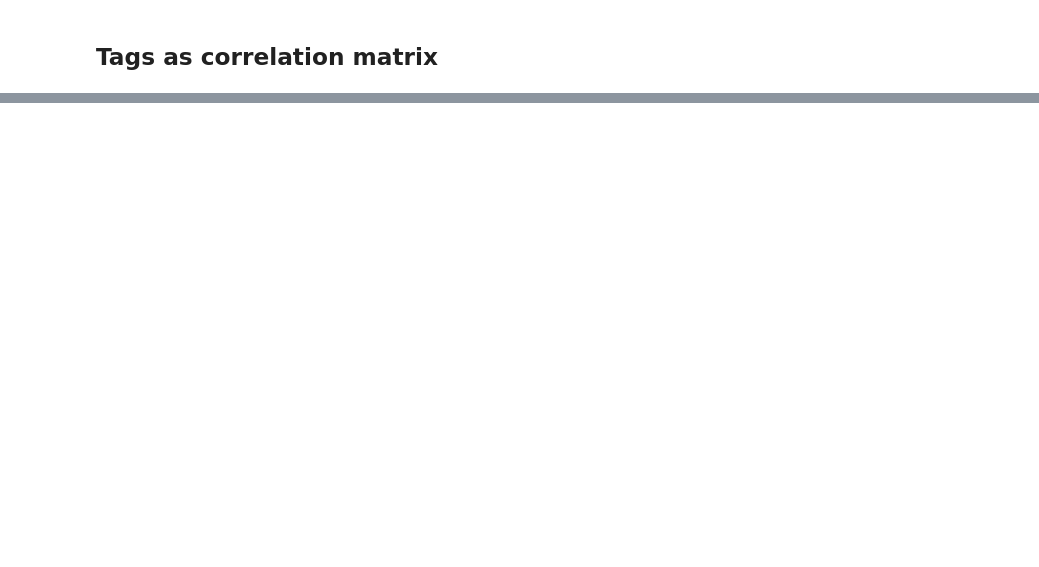
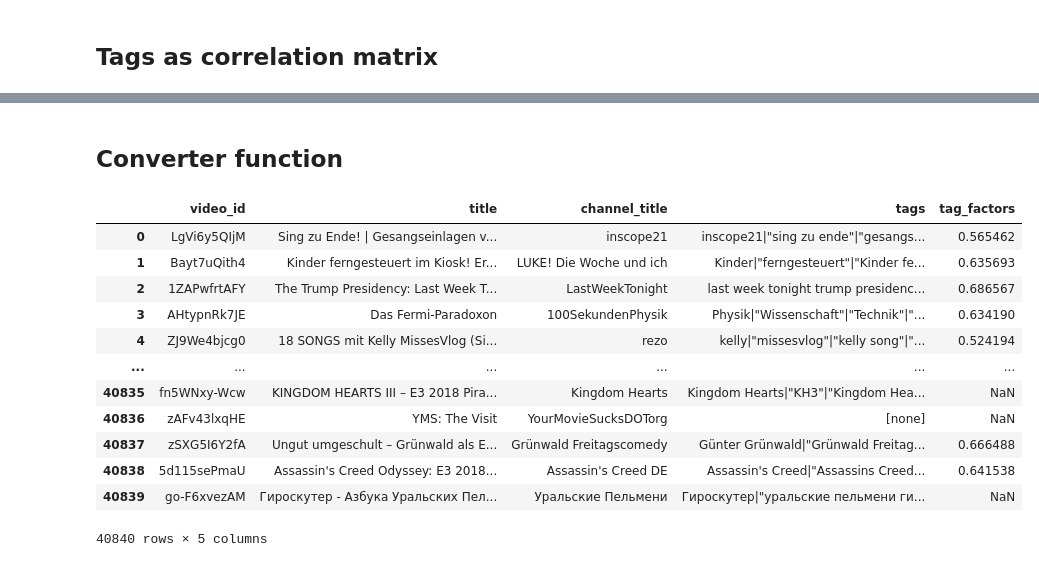
Before and after one commit to StephanHagge/data-mining, a Jupyter notebook: notebooks/tags.ipynb, the cells around one changed output, grey strips where cells are left out. Saved outputs shown, nothing was run; the diff lists cells and outputs as text; code cells hidden in the pictures; blank space fills up the shorter version.

```diff
--- a/notebooks/tags.ipynb
+++ b/notebooks/tags.ipynb
@@ -141,0 +317,20 @@ sns.heatmap(tags_freq, cmap = "Blues")
+# %% [markdown]
+## Converter function
+# %%
+def calculate_tag_factor(tag_string, tag_data):
+    tag_list = pd.Series(list(set(map(lambda x: x.strip('\"').lower(), tag_string.split('|')))))
+    return tag_list.apply(lambda tag: tag_data['factor'].get(tag, np.nan)).mean(skipna=True)
+# %% [output]
+|  | video_id | title | channel_title | tags | tag_factors |
+| 0 | LgVi6y5QIjM | Sing zu Ende! | Gesangseinlagen v... | inscope21 | inscope21|"sing zu ende"|"gesangs... | 0.565462 |
+| 1 | Bayt7uQith4 | Kinder ferngesteuert im Kiosk! Er... | LUKE! Die Woche und ich | Kinder|"ferngesteuert"|"Kinder fe... | 0.635693 |
+| 2 | 1ZAPwfrtAFY | The Trump Presidency: Last Week T... | LastWeekTonight | last week tonight trump presidenc... | 0.686567 |
+| 3 | AHtypnRk7JE | Das Fermi-Paradoxon | 100SekundenPhysik | Physik|"Wissenschaft"|"Technik"|"... | 0.634190 |
+| 4 | ZJ9We4bjcg0 | 18 SONGS mit Kelly MissesVlog (Si... | rezo | kelly|"missesvlog"|"kelly song"|"... | 0.524194 |
+| ... | ... | ... | ... | ... | ... |
+| 40835 | fn5WNxy-Wcw | KINGDOM HEARTS III – E3 2018 Pira... | Kingdom Hearts | Kingdom Hearts|"KH3"|"Kingdom Hea... | NaN |
+| 40836 | zAFv43lxqHE | YMS: The Visit | YourMovieSucksDOTorg | [none] | NaN |
+| 40837 | zSXG5I6Y2fA | Ungut umgeschult – Grünwald als E... | Grünwald Freitagscomedy | Günter Grünwald|"Grünwald Freitag... | 0.666488 |
+| 40838 | 5d115sePmaU | Assassin's Creed Odyssey: E3 2018... | Assassin's Creed DE | Assassin's Creed|"Assassins Creed... | 0.641538 |
+| 40839 | go-F6xvezAM | Гироскутер - Азбука Уральских Пел... | Уральские Пельмени | Гироскутер|"уральские пельмени ги... | NaN |
+40840 rows × 5 columns
```
Also changed, not shown: parts of 26 cells of this notebook, 1 other file.
